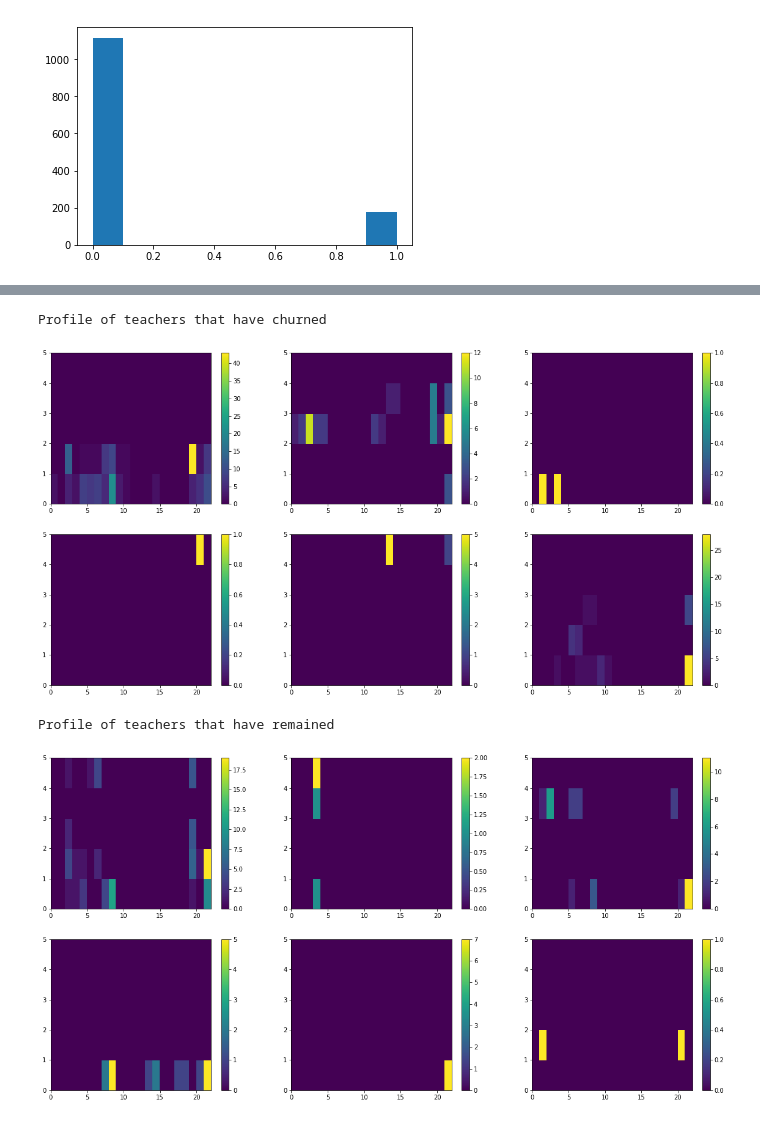
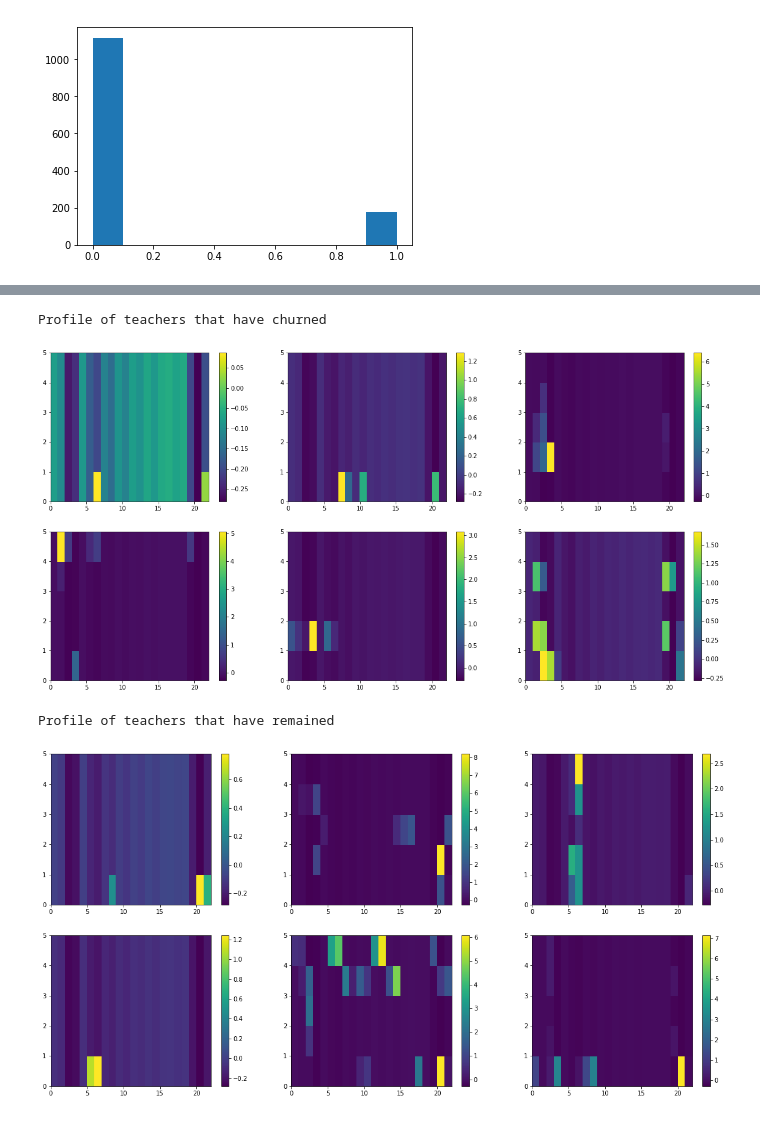
Before and after one commit to KeepFloyding/IP-research, a Jupyter notebook: Predict_Churn/teacher_churn/prediction/convNet/covNet_v1.ipynb, the cells around one changed output, grey strips where cells are left out. Cells and saved outputs as stored; diff of their text form; code cells hidden in the pictures.

```diff
--- a/Predict_Churn/teacher_churn/prediction/convNet/covNet_v1.ipynb
+++ b/Predict_Churn/teacher_churn/prediction/convNet/covNet_v1.ipynb
@@ -169,3 +169,13 @@ plt.hist(label)
  array([ 0. ,  0.1,  0.2,  0.3,  0.4,  0.5,  0.6,  0.7,  0.8,  0.9,  1. ]),
  <a list of 10 Patch objects>)
 [figure]
+# %%
+# Here we scale the whole thing
+
+from sklearn.preprocessing import StandardScaler
+
+scaler = StandardScaler()
+df_trf = df_lm
+df_trf[df_trf.columns] = scaler.fit_transform(df_lm.as_matrix())
+
+df_trf.head()
@@ -172,25 +191,25 @@ plt.hist(label)
 # %%
 import random
 
 users=np.unique(df_lm.index.get_level_values(0))
 
 indices_1 = [i for i,x in enumerate(label) if x == 1]
 indices_0 = [i for i,x in enumerate(label) if x == 0]
 
 plt.subplots(2,3, figsize=(20,10))
 
 it = 1;
 print('Profile of teachers that have churned')
 for item in random.sample(indices_1,6):
 
     plt.subplot(2,3,it)
-    plt.pcolor(df_lm[df_lm.index.get_level_values(0)==users[item]])
+    plt.pcolor(df_trf[df_trf.index.get_level_values(0)==users[item]])
     plt.colorbar()
     #plt.show()
     it += 1
 # %% [output]
 Profile of teachers that have churned
-[figure, old version]
+[figure, new version]
 # %%
 plt.subplots(2,3, figsize=(20,10))
 it = 1;
@@ -198,9 +217,9 @@ print('Profile of teachers that have remained')
 for item in random.sample(indices_0,6):
 
     plt.subplot(2,3,it)
-    plt.pcolor(df_lm[df_lm.index.get_level_values(0)==users[item]])
+    plt.pcolor(df_trf[df_trf.index.get_level_values(0)==users[item]])
     plt.colorbar()
     it += 1
 # %% [output]
 Profile of teachers that have remained
-[figure, old version]
+[figure, new version]
```
Also changed, not shown: parts of 2 cells of this notebook, 5 other files.
